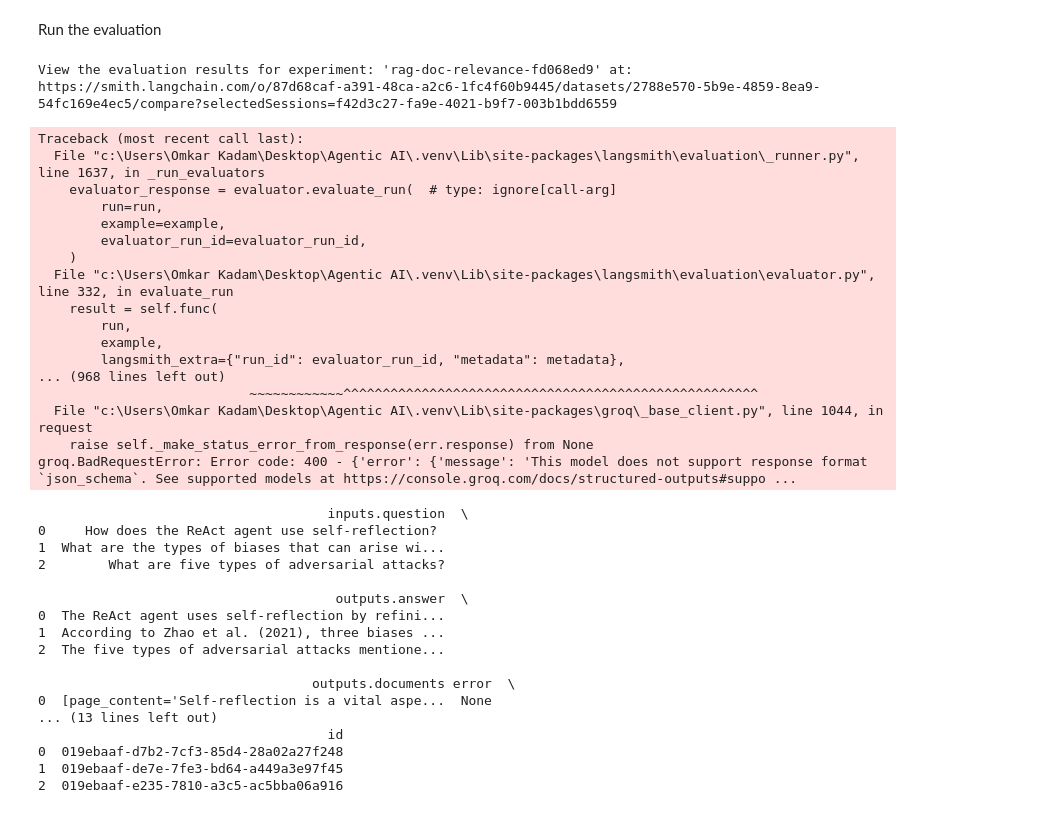
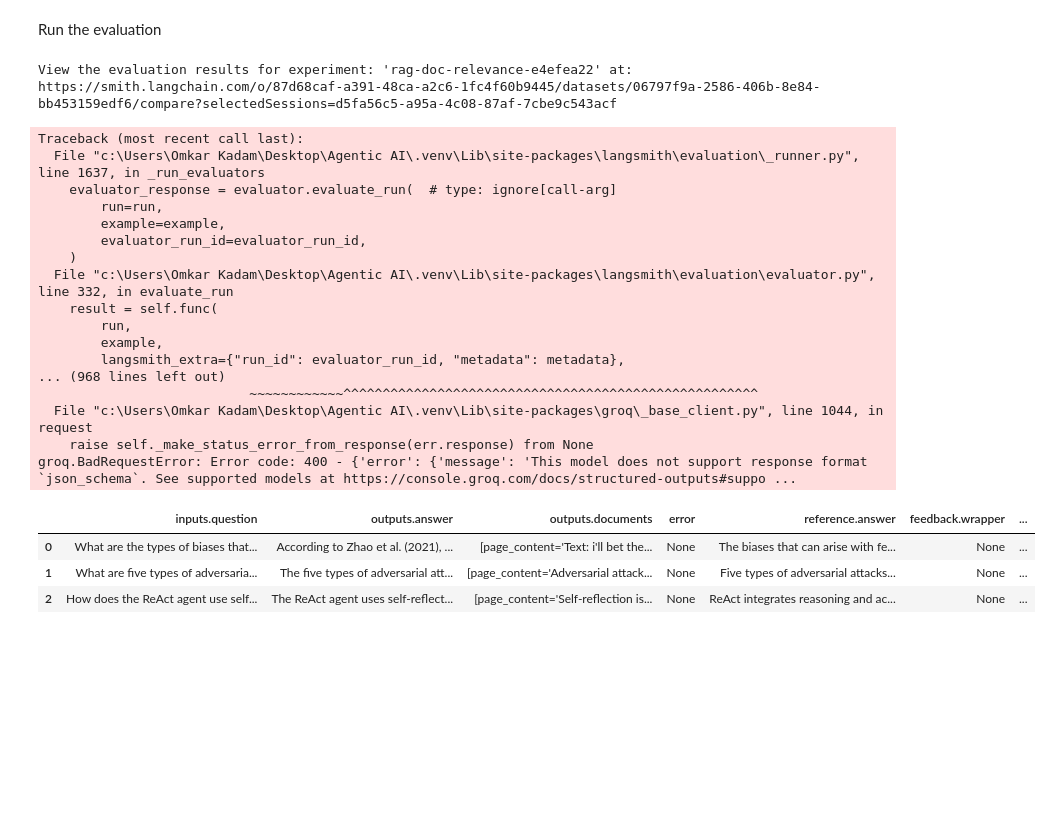
Before and after one commit to Omkar985087/Agentic-AI, a Jupyter notebook: llm_evaluation.ipynb, the cells around one changed output. Drawn from its saved outputs; the diff is of its cells as text; code cells hidden in the pictures; blank space fills up the shorter version.

```diff
--- a/llm_evaluation.ipynb
+++ b/llm_evaluation.ipynb
@@ -274,7 +275,7 @@ examples = [
 ]
 
 ### create the daatset and example in LAngsmith
-dataset_name="RAG Test Evaluation"
+dataset_name="RAGG Test Evaluation"
 dataset = client.create_dataset(dataset_name=dataset_name)
 client.create_examples(
     dataset_id=dataset.id,
@@ -467,66 +468,38 @@ def retrieval_relevance(inputs: dict, outputs: dict) -> bool:
 Run the evaluation
 # %%
 def target(inputs: dict) -> dict:
-    response = rag_bot(inputs["question"])
-
-    # Ensure a dictionary is returned
-    return {"response": response}
-
+    return rag_bot(inputs["question"])
 
 experiment_results = client.evaluate(
     target,
     data=dataset_name,
-    evaluators=[
-        correctness,
-        groundedness,
-        relevance,
-        retrieval_relevance,
-    ],
+    evaluators=[correctness, groundedness, relevance, retrieval_relevance],
     experiment_prefix="rag-doc-relevance",
-    metadata={
-        "llm_provider": "Groq",
-        "model": "llama-3.3-70b-versatile",
-        "version": "RAG with LCEL context",
-    },
+    metadata={"version": "LCEL context, gpt-4-0125-preview"},
 )
-
-# Convert results to pandas dataframe
-df = experiment_results.to_pandas()
-print(df)
+# Explore results locally as a dataframe if you have pandas installed
+experiment_results.to_pandas()
 # %% [output]
-View the evaluation results for experiment: 'rag-doc-relevance-fd068ed9' at:
-https://smith.langchain.com/o/87d68caf-a391-48ca-a2c6-1fc4f60b9445/datasets/2788e570-5b9e-4859-8ea9-54fc169e4ec5/compare?selectedSessions=f42d3c27-fa9e-4021-b9f7-003b1bdd6559
+View the evaluation results for experiment: 'rag-doc-relevance-e4efea22' at:
+https://smith.langchain.com/o/87d68caf-a391-48ca-a2c6-1fc4f60b9445/datasets/06797f9a-2586-406b-8e84-bb453159edf6/compare?selectedSessions=d5fa56c5-a95a-4c08-87af-7cbe9c543acf
 Traceback (most recent call last):
   File "c:\Users\Omkar Kadam\Desktop\Agentic AI\.venv\Lib\site-packages\langsmith\evaluation\_runner.py", line 1637, in _run_evaluators
     evaluator_response = evaluator.evaluate_run(  # type: ignore[call-arg]
         run=run,
         example=example,
         evaluator_run_id=evaluator_run_id,
     )
   File "c:\Users\Omkar Kadam\Desktop\Agentic AI\.venv\Lib\site-packages\langsmith\evaluation\evaluator.py", line 332, in evaluate_run
     result = self.func(
         run,
         example,
         langsmith_extra={"run_id": evaluator_run_id, "metadata": metadata},
 ... (968 lines left out)
                            ~~~~~~~~~~~~^^^^^^^^^^^^^^^^^^^^^^^^^^^^^^^^^^^^^^^^^^^^^^^^^^^^^
   File "c:\Users\Omkar Kadam\Desktop\Agentic AI\.venv\Lib\site-packages\groq\_base_client.py", line 1044, in request
     raise self._make_status_error_from_response(err.response) from None
 groq.BadRequestError: Error code: 400 - {'error': {'message': 'This model does not support response format `json_schema`. See supported models at https://console.groq.com/docs/structured-outputs#suppo ...
-                                     inputs.question  \
-0     How does the ReAct agent use self-reflection?
-1  What are the types of biases that can arise wi...
-2        What are five types of adversarial attacks?
-
-                                      outputs.answer  \
-0  The ReAct agent uses self-reflection by refini...
-1  According to Zhao et al. (2021), three biases ...
-2  The five types of adversarial attacks mentione...
-
-                                   outputs.documents error  \
-0  [page_content='Self-reflection is a vital aspe...  None
-... (13 lines left out)
-                                     id
-0  019ebaaf-d7b2-7cf3-85d4-28a02a27f248
-1  019ebaaf-de7e-7fe3-bd64-a449a3e97f45
-2  019ebaaf-e235-7810-a3c5-ac5bba06a916
+|  | inputs.question | outputs.answer | outputs.documents | error | reference.answer | feedback.wrapper | ... |
+| 0 | What are the types of biases that... | According to Zhao et al. (2021), ... | [page_content='Text: i'll bet the... | None | The biases that can arise with fe... | None | ... |
+| 1 | What are five types of adversaria... | The five types of adversarial att... | [page_content='Adversarial attack... | None | Five types of adversarial attacks... | None | ... |
+| 2 | How does the ReAct agent use self... | The ReAct agent uses self-reflect... | [page_content='Self-reflection is... | None | ReAct integrates reasoning and ac... | None | ... |
```
Also changed, not shown: parts of 7 cells of this notebook.
